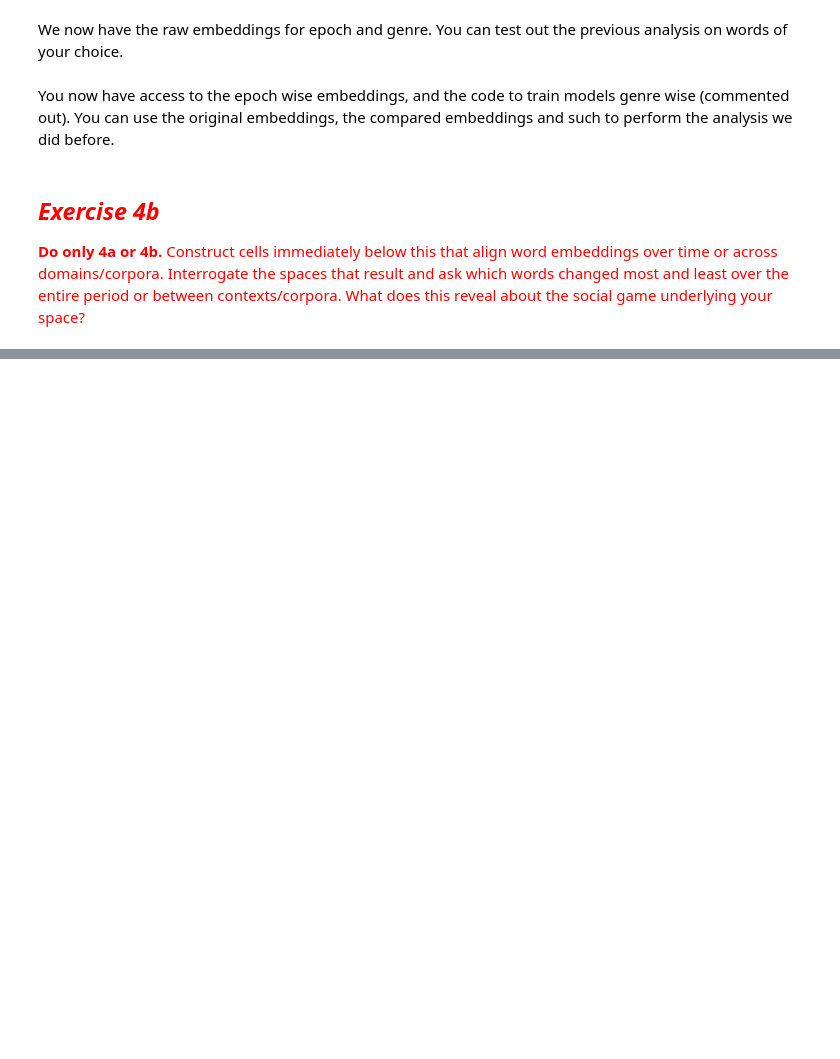
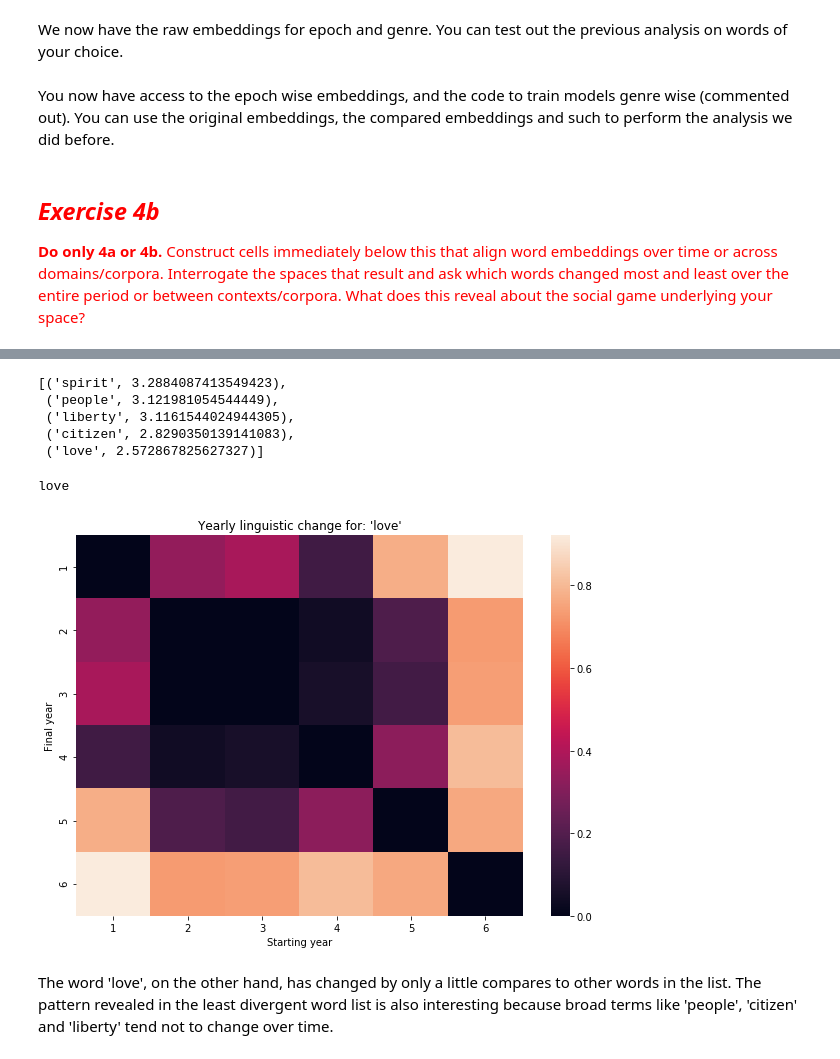
Before and after one commit to sanittawan/Content-Analysis-2020, a Jupyter notebook: week-7/7-Vector-Space-Word-Embeddings-Sanittawan.ipynb, the cells around one changed output, grey strips where cells are left out. Saved outputs shown, nothing was run; the diff lists cells and outputs as text; code cells hidden in the pictures; blank space fills up the shorter version.

```diff
--- a/week-7/7-Vector-Space-Word-Embeddings-Sanittawan.ipynb
+++ b/week-7/7-Vector-Space-Word-Embeddings-Sanittawan.ipynb
@@ -1457,0 +1566,24 @@ You can use the original embeddings, the compared embeddings and such to perform
+# %%
+# 20 least divergent words
+wordDivergences[-5:]
+# %% [output]
+[('spirit', 3.2884087413549423),
+ ('people', 3.121981054544449),
+ ('liberty', 3.1161544024944305),
+ ('citizen', 2.8290350139141083),
+ ('love', 2.572867825627327)]
+# %%
+targetWord = 'love'
+pltDF = getDivergenceDF(targetWord, comparedEmbeddings)
+fig, ax = plt.subplots(figsize = (10, 7))
+seaborn.heatmap(pltDF, ax = ax, annot = False) #set annot True for a lot more information
+ax.set_xlabel("Starting year")
+ax.set_ylabel("Final year")
+ax.set_ylabel("Final year")
+ax.set_title("Yearly linguistic change for: '{}'".format(targetWord))
+plt.show()
+# %% [output]
+love
+[figure, added]
+# %% [markdown]
+The word 'love', on the other hand, has changed by only a little compares to other words in the list. The pattern revealed in the least divergent word list is also interesting because broad terms like 'people', 'citizen' and 'liberty' tend not to change over time.
```
Also changed, not shown: parts of 17 cells of this notebook.
